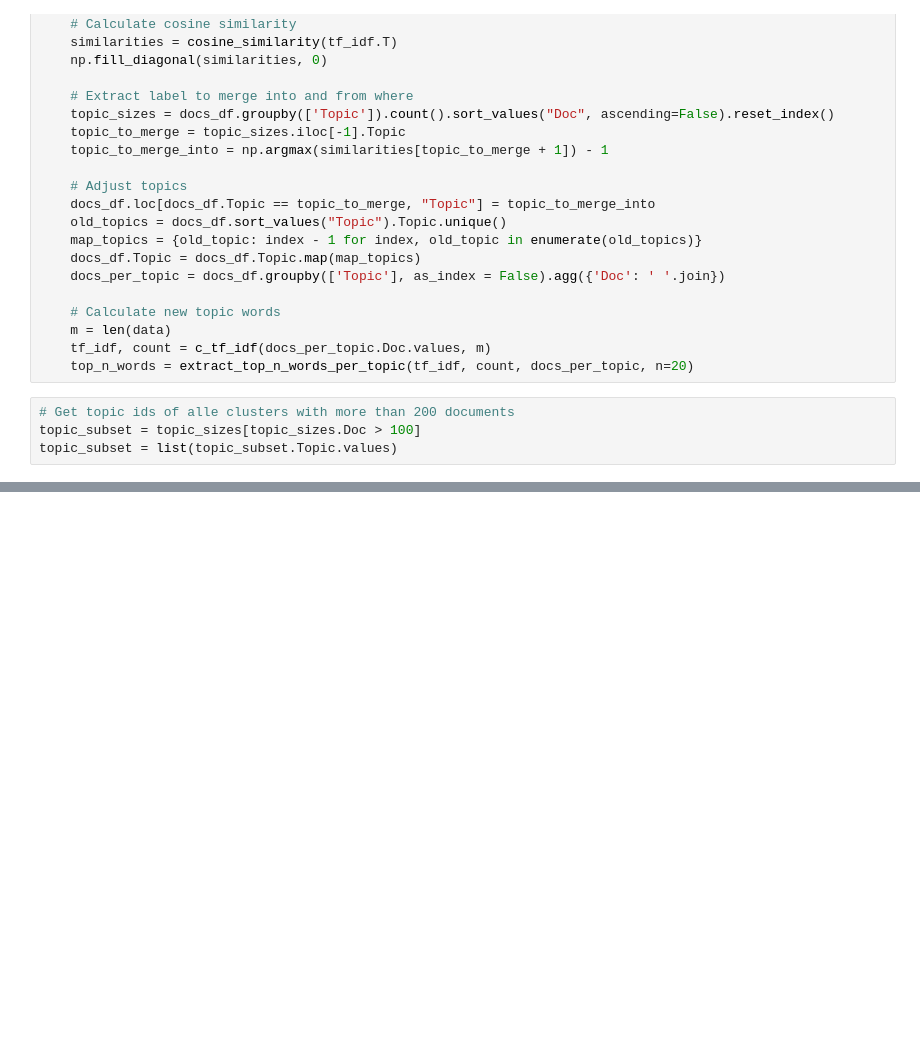
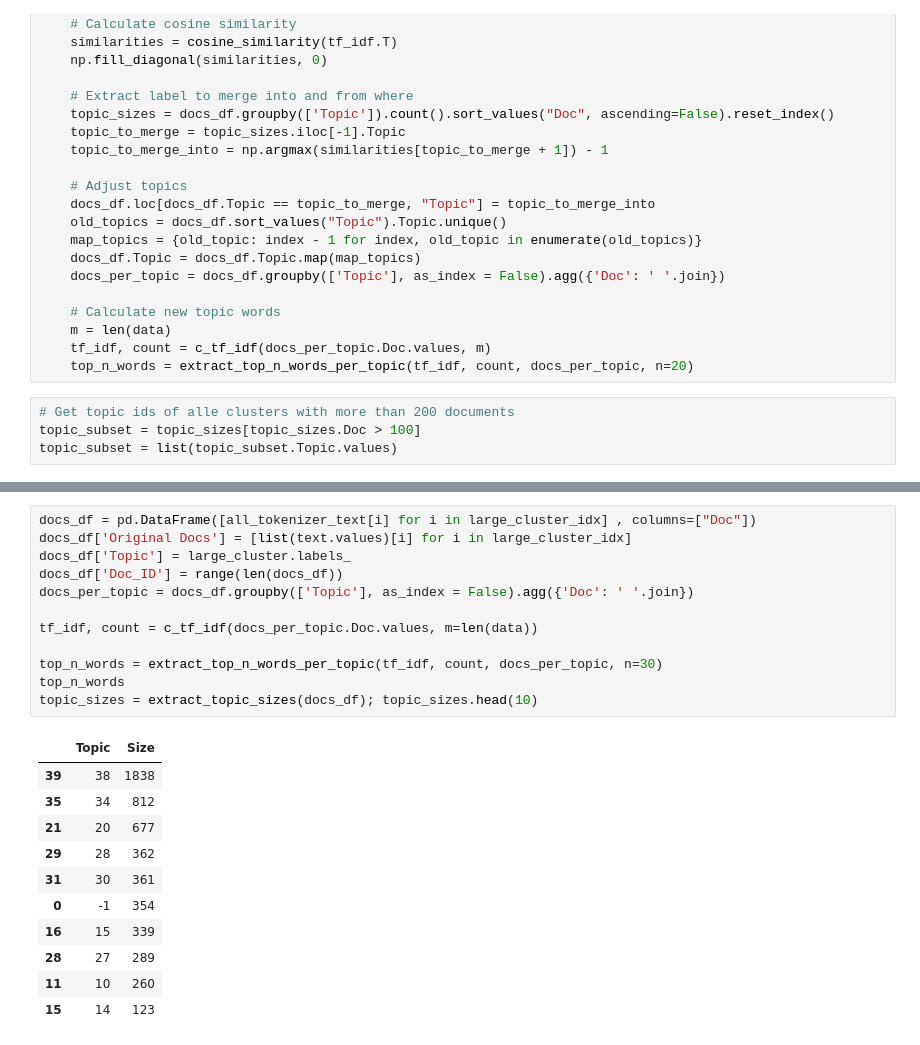
Before and after one commit to AndersGiovanni/ditw_project, a Jupyter notebook: src/clustering.ipynb, the cells around one changed output, grey strips where cells are left out. Drawn from its saved outputs; the diff is of its cells as text; blank space fills up the shorter version.

```diff
--- a/src/clustering.ipynb
+++ b/src/clustering.ipynb
@@ -317,0 +309,24 @@ for i in text[:40]:
+# %%
+docs_df = pd.DataFrame([all_tokenizer_text[i] for i in large_cluster_idx] , columns=["Doc"])
+docs_df['Original Docs'] = [list(text.values)[i] for i in large_cluster_idx]
+docs_df['Topic'] = large_cluster.labels_
+docs_df['Doc_ID'] = range(len(docs_df))
+docs_per_topic = docs_df.groupby(['Topic'], as_index = False).agg({'Doc': ' '.join})
+
+tf_idf, count = c_tf_idf(docs_per_topic.Doc.values, m=len(data))
+
+top_n_words = extract_top_n_words_per_topic(tf_idf, count, docs_per_topic, n=30)
+top_n_words
+topic_sizes = extract_topic_sizes(docs_df); topic_sizes.head(10)
+# %% [output]
+|  | Topic | Size |
+| 39 | 38 | 1838 |
+| 35 | 34 | 812 |
+| 21 | 20 | 677 |
+| 29 | 28 | 362 |
+| 31 | 30 | 361 |
+| 0 | -1 | 354 |
+| 16 | 15 | 339 |
+| 28 | 27 | 289 |
+| 11 | 10 | 260 |
+| 15 | 14 | 123 |
```
Also changed, not shown: parts of 37 cells of this notebook, 3 other files.
